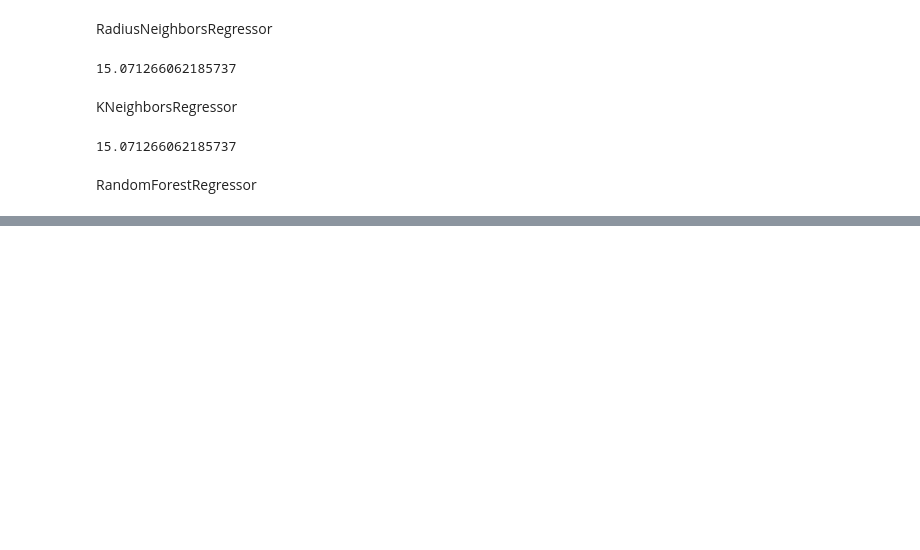
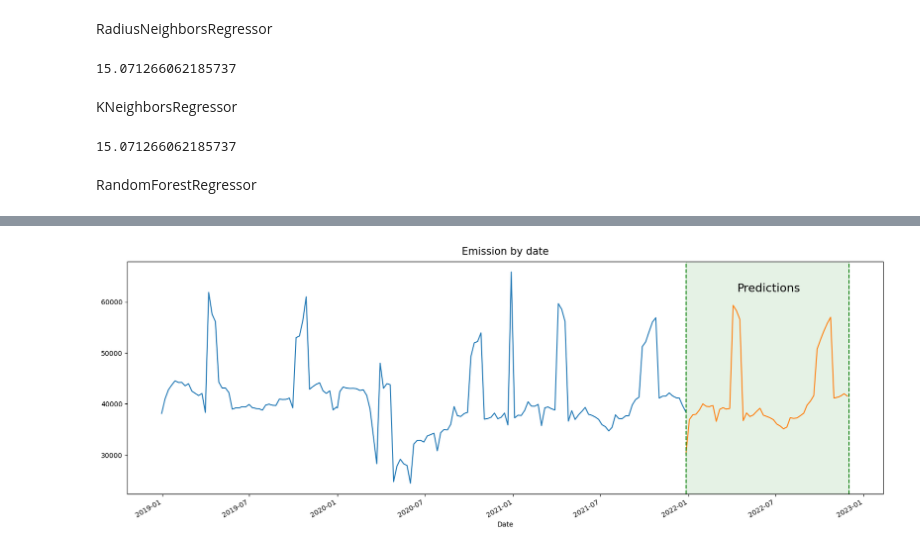
Before and after one commit to Lzzzzy4/2023fall-DataScience, a Jupyter notebook: src/main.ipynb, the cells around one changed output, grey strips where cells are left out. Saved outputs shown, nothing was run; the diff lists cells and outputs as text; code cells hidden in the pictures; blank space fills up the shorter version.

```diff
--- a/src/main.ipynb
+++ b/src/main.ipynb
@@ -290,0 +288,18 @@ pd.set_option('display.max_rows', None)
+# %%
+train_plot = pd.read_csv(data_path + "train.csv")
+train_plot['date'] = pd.to_datetime(train_plot['year'].astype(str) + '-' + train_plot['week_no'].astype(str) + '-1', format='%Y-%W-%w') # 1 is a monday and %w day of week otherwise throws error
+pred_plot = test.copy()
+pred_plot['date'] = pd.to_datetime(pred_plot['year'].astype(str) + '-' + pred_plot['week_no'].astype(str) + '-1', format='%Y-%W-%w')
+train_plot.groupby(['date'])['emission'].sum().plot(kind='line', figsize=(20, 7), xlabel='Date')
+pred_plot.groupby(['date'])['emission'].sum().plot(kind='line', figsize=(20, 7), xlabel='Date')
+
+plt.axvspan(pd.Timestamp('2021-12-27'), pd.Timestamp('2022-12-01'), color='green', alpha=0.1)
+plt.axvline(pd.Timestamp('2021-12-27'), linestyle = "--", color='green')
+plt.axvline(pd.Timestamp('2022-12-01'), linestyle = "--", color='green')
+
+plt.text(pd.Timestamp ('2022-04-12'), 62000, "Predictions", size = 17)
+
+plt.title('Emission by date', size=15, pad=10)
+plt.show()
+# %% [output]
+[figure, added]
```
Also changed, not shown: parts of 7 cells of this notebook, 11 other files.
